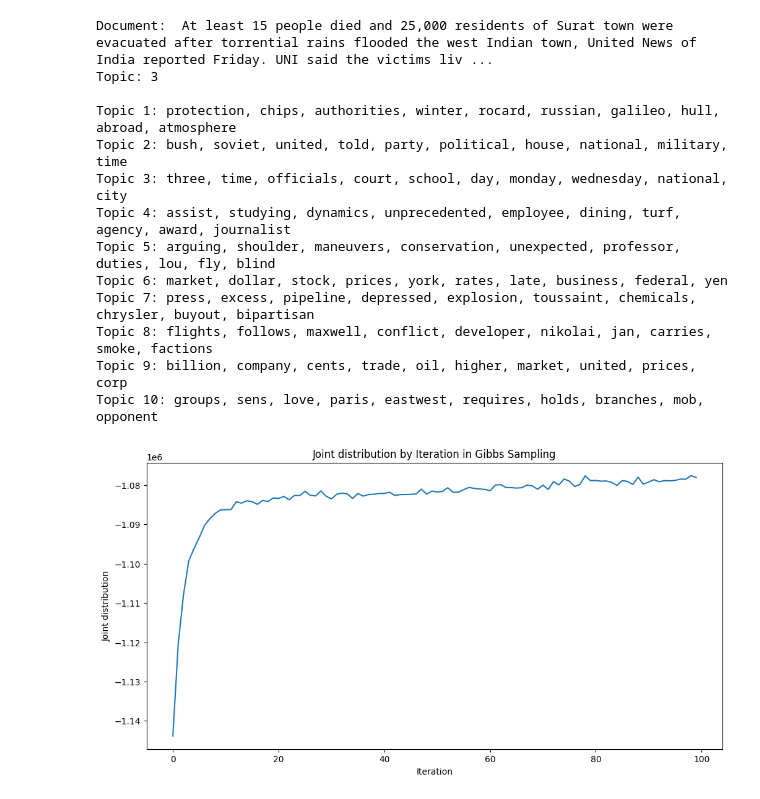
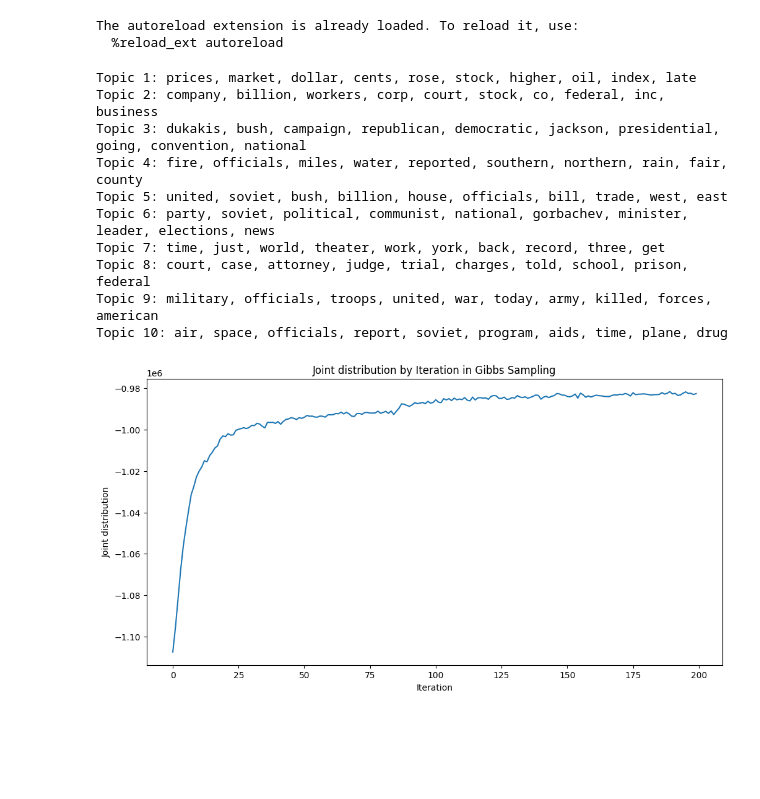
Before and after one commit to jiwnchoi/vi, a Jupyter notebook: note.ipynb, the cells around one changed output. Drawn from its saved outputs; the diff is of its cells as text; code cells hidden in the pictures; blank space fills up the shorter version.

```diff
--- a/note.ipynb
+++ b/note.ipynb
@@ -1,6 +1,14 @@
 # %%
 %load_ext autoreload
 %autoreload 2
+
+n_topics = 10
+n_iter = 200
+n_words = 10
+tolerance = 1e-2
+# %% [output]
+The autoreload extension is already loaded. To reload it, use:
+  %reload_ext autoreload
 # %%
 from ldaGibbs import LDAGibbs
 
@@ -8,8 +16,8 @@ gibbs = LDAGibbs(
     "data/ap.dat",
     "data/ap.txt",
     "data/vocab.txt",
-    n_topics=10,
-    n_iter=100,
+    n_topics=n_topics,
+    n_iter=n_iter,
+    tolerance=tolerance,
 )
-
-gibbs.fit(verbose=False, early_stop=True)
+# gibbs.load_model("model/gibbs_lda.npz")
@@ -16,23 +27,18 @@ gibbs.fit(verbose=False, early_stop=True)
 # %%
-gibbs.show_doc_topic(10)
-print()
-gibbs.show_topics(10)
+gibbs.show_topics(n_words)
 gibbs.plot_logs()
 # %% [output]
-Document:  At least 15 people died and 25,000 residents of Surat town were evacuated after torrential rains flooded the west Indian town, United News of India reported Friday. UNI said the victims liv ...
-Topic: 3
-
-Topic 1: protection, chips, authorities, winter, rocard, russian, galileo, hull, abroad, atmosphere
-Topic 2: bush, soviet, united, told, party, political, house, national, military, time
-Topic 3: three, time, officials, court, school, day, monday, wednesday, national, city
-Topic 4: assist, studying, dynamics, unprecedented, employee, dining, turf, agency, award, journalist
-Topic 5: arguing, shoulder, maneuvers, conservation, unexpected, professor, duties, lou, fly, blind
-Topic 6: market, dollar, stock, prices, york, rates, late, business, federal, yen
-Topic 7: press, excess, pipeline, depressed, explosion, toussaint, chemicals, chrysler, buyout, bipartisan
-Topic 8: flights, follows, maxwell, conflict, developer, nikolai, jan, carries, smoke, factions
-Topic 9: billion, company, cents, trade, oil, higher, market, united, prices, corp
-Topic 10: groups, sens, love, paris, eastwest, requires, holds, branches, mob, opponent
+Topic 1: prices, market, dollar, cents, rose, stock, higher, oil, index, late
+Topic 2: company, billion, workers, corp, court, stock, co, federal, inc, business
+Topic 3: dukakis, bush, campaign, republican, democratic, jackson, presidential, going, convention, national
+Topic 4: fire, officials, miles, water, reported, southern, northern, rain, fair, county
+Topic 5: united, soviet, bush, billion, house, officials, bill, trade, west, east
+Topic 6: party, soviet, political, communist, national, gorbachev, minister, leader, elections, news
+Topic 7: time, just, world, theater, work, york, back, record, three, get
+Topic 8: court, case, attorney, judge, trial, charges, told, school, prison, federal
+Topic 9: military, officials, troops, united, war, today, army, killed, forces, american
+Topic 10: air, space, officials, report, soviet, program, aids, time, plane, drug
-[figure, old version]
+[figure, new version]
 # %%
 from ldaVI import LDAVI
 
```
Also changed, not shown: parts of 4 cells of this notebook, 5 other files.
